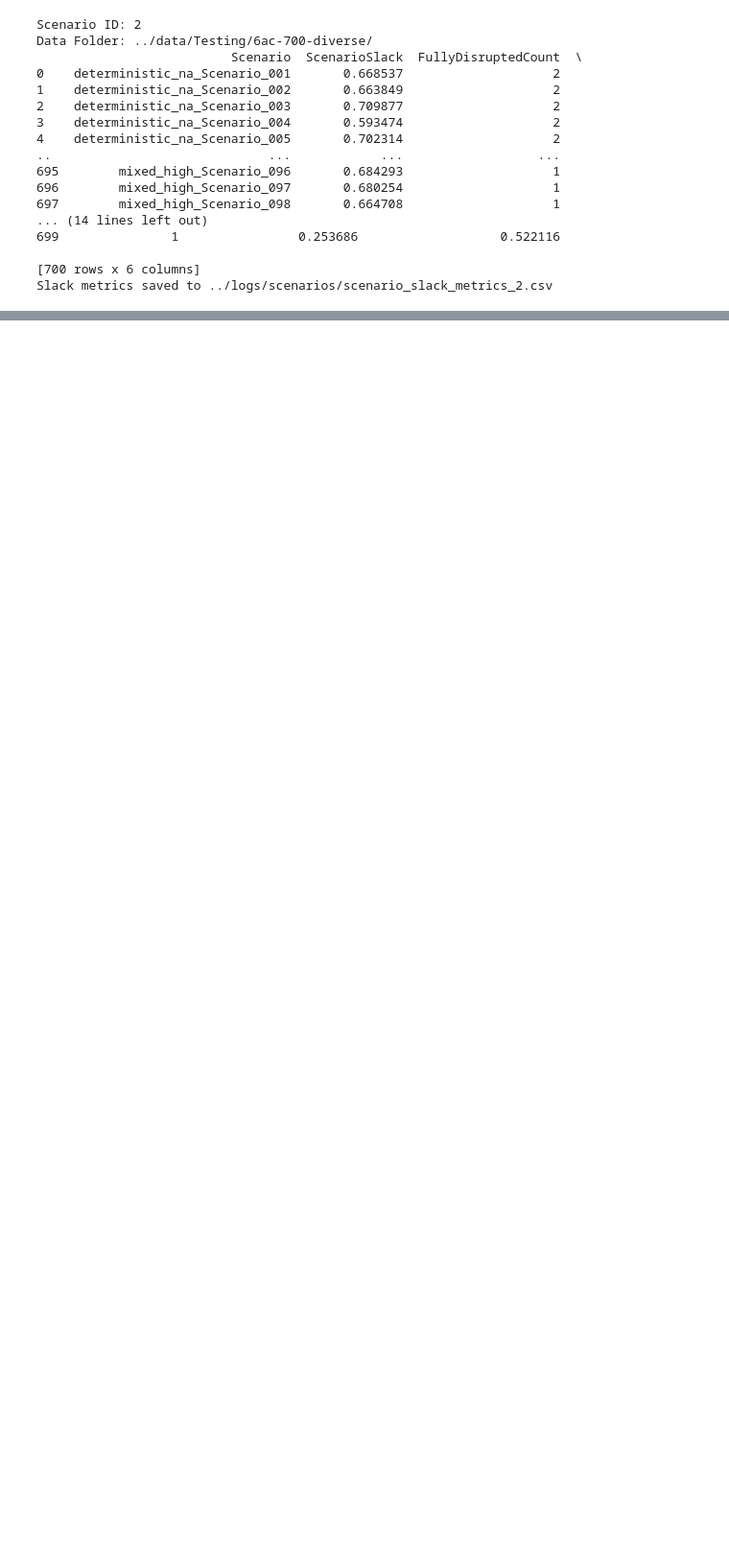
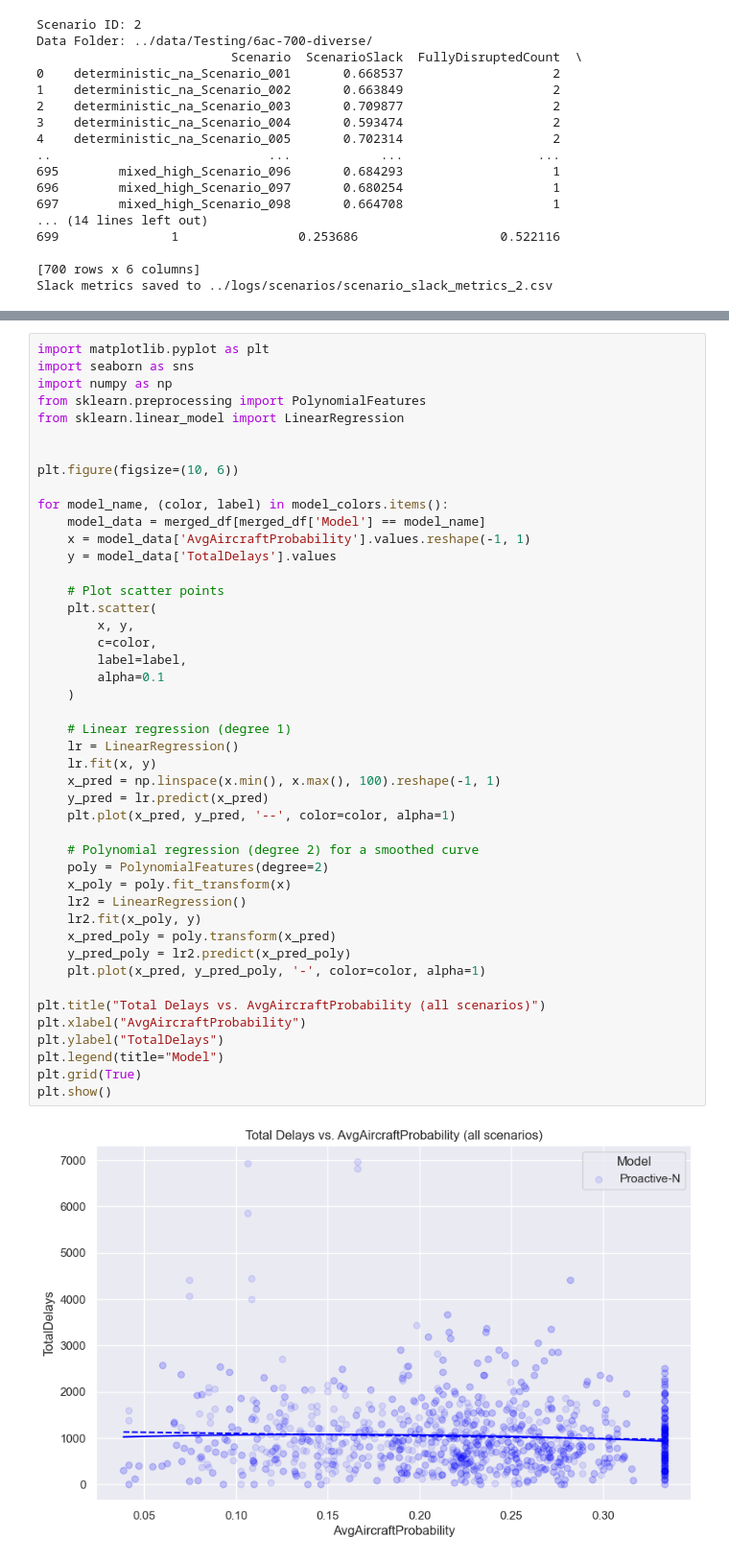
Before and after one commit to elisabethoost/msc-thesis-drl-adm, a Jupyter notebook: interpretation/final-results.ipynb, the cells around one changed output, grey strips where cells are left out. Shown: that part at 96% size. Cells and saved outputs as stored; diff of their text form; blank space fills up the shorter version.

```diff
--- a/interpretation/final-results.ipynb
+++ b/interpretation/final-results.ipynb
@@ -564,0 +647,47 @@ plt.show()
+# %%
+import matplotlib.pyplot as plt
+import seaborn as sns
+import numpy as np
+from sklearn.preprocessing import PolynomialFeatures
+from sklearn.linear_model import LinearRegression
+
+
+plt.figure(figsize=(10, 6))
+
+for model_name, (color, label) in model_colors.items():
+    model_data = merged_df[merged_df['Model'] == model_name]
+    x = model_data['AvgAircraftProbability'].values.reshape(-1, 1)
+    y = model_data['TotalDelays'].values
+
+    # Plot scatter points
+    plt.scatter(
+        x, y,
+        c=color,
+        label=label,
+        alpha=0.1
+    )
+
+    # Linear regression (degree 1)
+    lr = LinearRegression()
+    lr.fit(x, y)
+    x_pred = np.linspace(x.min(), x.max(), 100).reshape(-1, 1)
+    y_pred = lr.predict(x_pred)
+    plt.plot(x_pred, y_pred, '--', color=color, alpha=1)
+
+    # Polynomial regression (degree 2) for a smoothed curve
+    poly = PolynomialFeatures(degree=2)
+    x_poly = poly.fit_transform(x)
+    lr2 = LinearRegression()
+    lr2.fit(x_poly, y)
+    x_pred_poly = poly.transform(x_pred)
+    y_pred_poly = lr2.predict(x_pred_poly)
+    plt.plot(x_pred, y_pred_poly, '-', color=color, alpha=1)
+
+plt.title("Total Delays vs. AvgAircraftProbability (all scenarios)")
+plt.xlabel("AvgAircraftProbability")
+plt.ylabel("TotalDelays")
+plt.legend(title="Model")
+plt.grid(True)
+plt.show()
+# %% [output]
+[figure, added]
```
Also changed, not shown: parts of 19 cells of this notebook, 14 other files.
